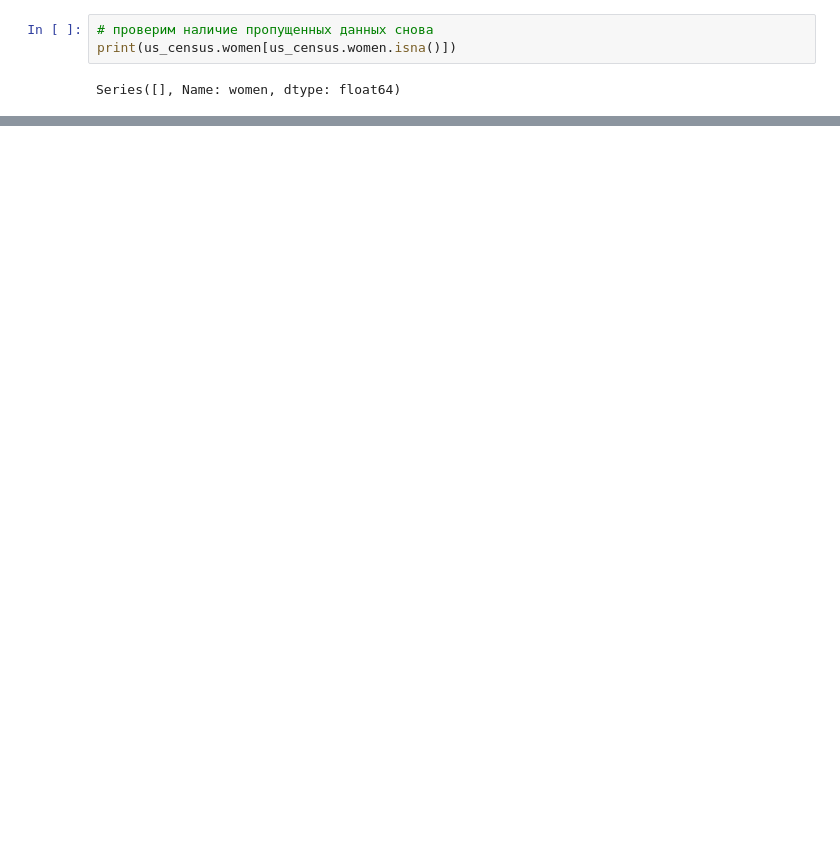
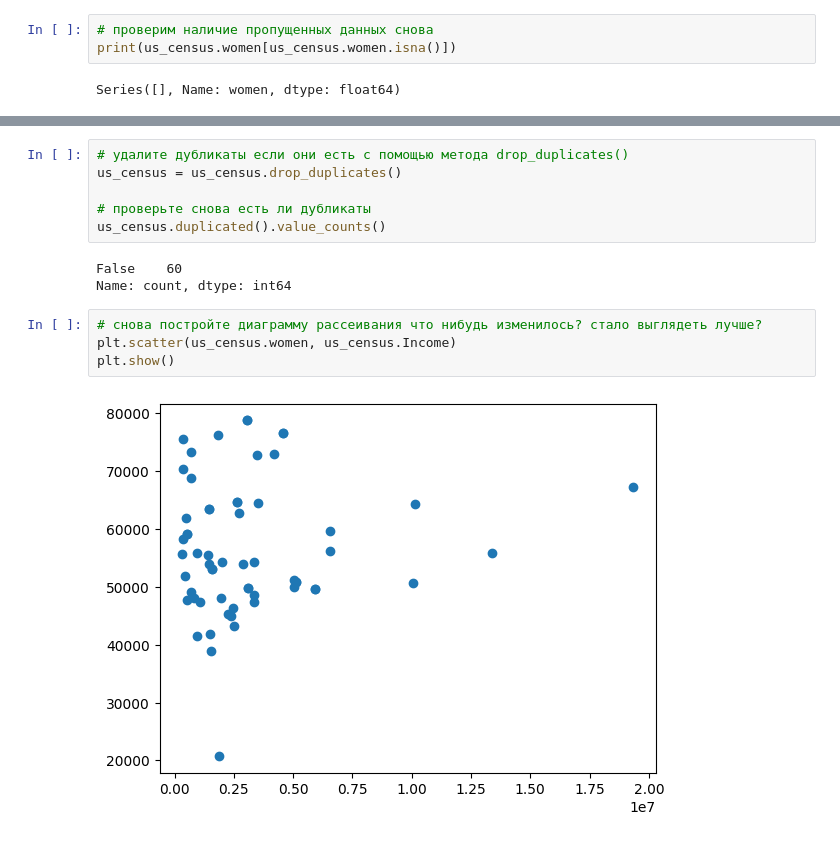
Before and after one commit to artipyzzz/Data-Science-Notebook, a Jupyter notebook: 5 Data Wrangline Cleaning Tidying/projects/0 project.ipynb, the cells around one changed output, grey strips where cells are left out. Saved outputs shown, nothing was run; the diff lists cells and outputs as text; blank space fills up the shorter version.

```diff
--- a/5 Data Wrangline Cleaning Tidying/projects/0 project.ipynb
+++ b/5 Data Wrangline Cleaning Tidying/projects/0 project.ipynb
@@ -148,0 +157,15 @@ Series([], Name: women, dtype: float64)
+# %%
+# удалите дубликаты если они есть с помощью метода drop_duplicates()
+us_census = us_census.drop_duplicates()
+
+# проверьте снова есть ли дубликаты
+us_census.duplicated().value_counts()
+# %% [output]
+False    60
+Name: count, dtype: int64
+# %%
+# снова постройте диаграмму рассеивания что нибудь изменилось? стало выглядеть лучше?
+plt.scatter(us_census.women, us_census.Income)
+plt.show()
+# %% [output]
+[figure, added]
```
Also changed, not shown: parts of 13 cells of this notebook.
